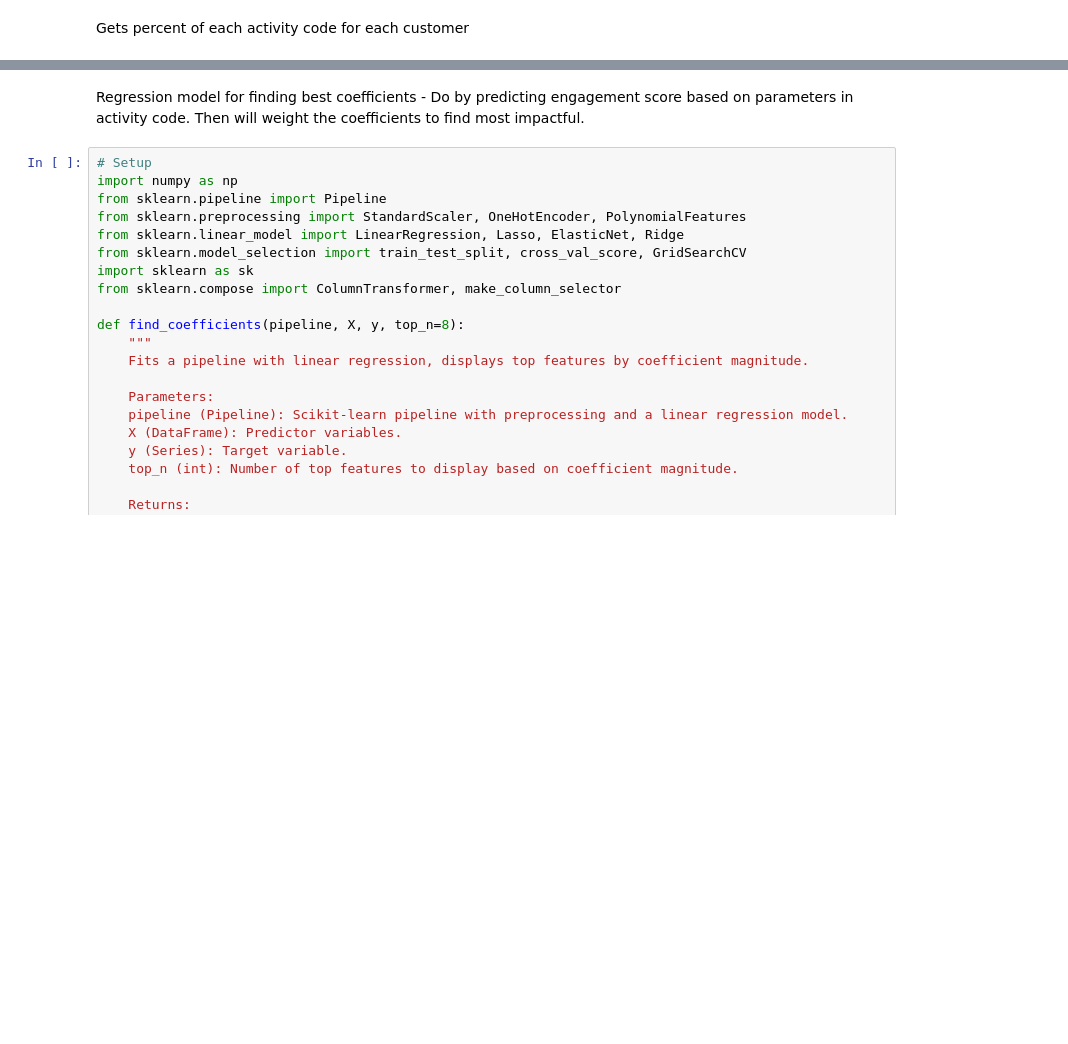
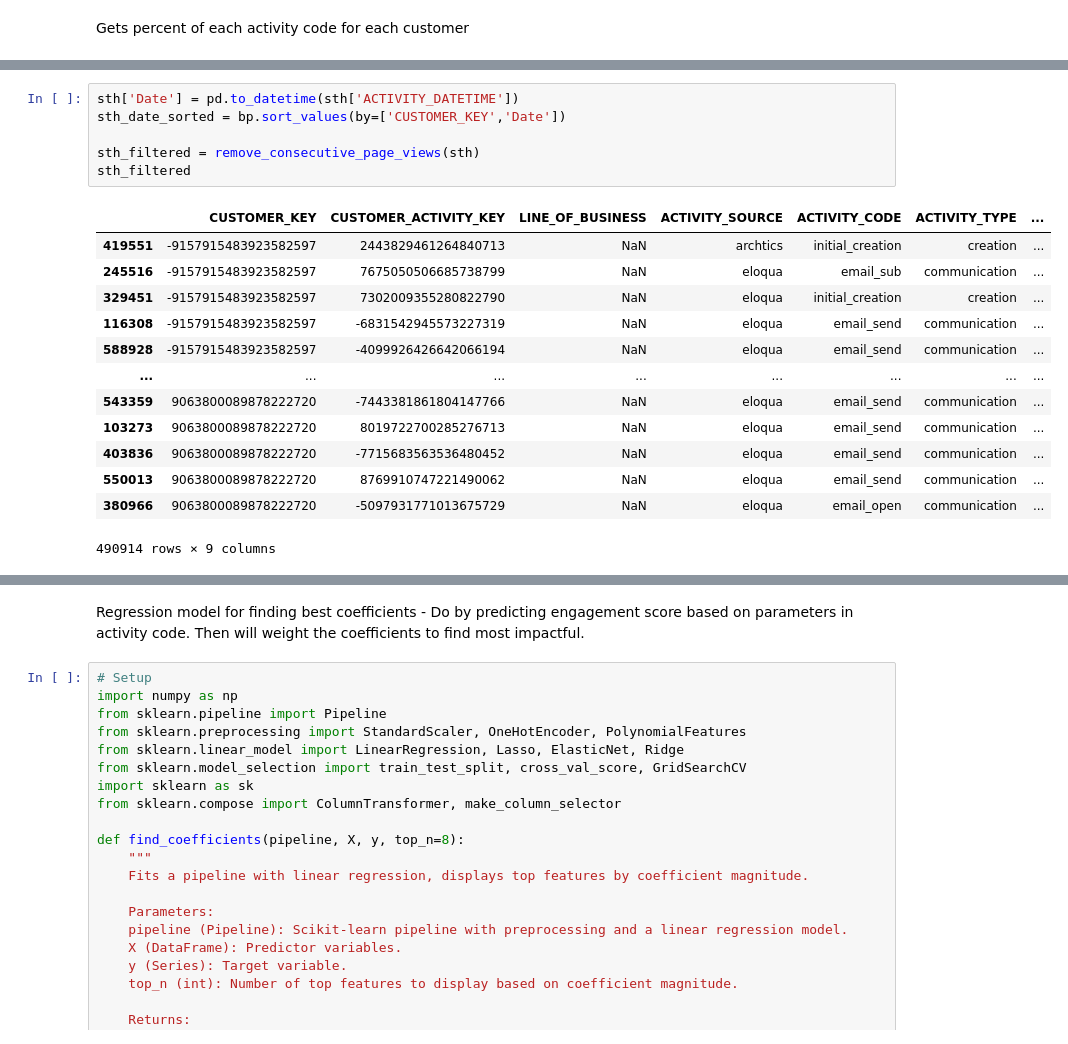
Before and after one commit to ddchamber/Seahawks, a Jupyter notebook: Data_Overview.ipynb, the cells around one changed output, grey strips where cells are left out. Drawn from its saved outputs; the diff is of its cells as text; blank space fills up the shorter version.

```diff
--- a/Data_Overview.ipynb
+++ b/Data_Overview.ipynb
@@ -645,3 +762,23 @@ bp_clean
+# %%
+sth['Date'] = pd.to_datetime(sth['ACTIVITY_DATETIME'])
+sth_date_sorted = bp.sort_values(by=['CUSTOMER_KEY','Date'])
+
+sth_filtered = remove_consecutive_page_views(sth)
+sth_filtered
+# %% [output]
+|  | CUSTOMER_KEY | CUSTOMER_ACTIVITY_KEY | LINE_OF_BUSINESS | ACTIVITY_SOURCE | ACTIVITY_CODE | ACTIVITY_TYPE | ... |
+| 419551 | -9157915483923582597 | 2443829461264840713 | NaN | archtics | initial_creation | creation | ... |
+| 245516 | -9157915483923582597 | 7675050506685738799 | NaN | eloqua | email_sub | communication | ... |
+| 329451 | -9157915483923582597 | 7302009355280822790 | NaN | eloqua | initial_creation | creation | ... |
+| 116308 | -9157915483923582597 | -6831542945573227319 | NaN | eloqua | email_send | communication | ... |
+| 588928 | -9157915483923582597 | -4099926426642066194 | NaN | eloqua | email_send | communication | ... |
+| ... | ... | ... | ... | ... | ... | ... | ... |
+| 543359 | 9063800089878222720 | -7443381861804147766 | NaN | eloqua | email_send | communication | ... |
+| 103273 | 9063800089878222720 | 8019722700285276713 | NaN | eloqua | email_send | communication | ... |
+| 403836 | 9063800089878222720 | -7715683563536480452 | NaN | eloqua | email_send | communication | ... |
+| 550013 | 9063800089878222720 | 8769910747221490062 | NaN | eloqua | email_send | communication | ... |
+| 380966 | 9063800089878222720 | -5097931771013675729 | NaN | eloqua | email_open | communication | ... |
+490914 rows × 9 columns
 # %%
 sth_clean = transform_data_AC(sth)
 
```
Also changed, not shown: parts of 7 cells of this notebook.
